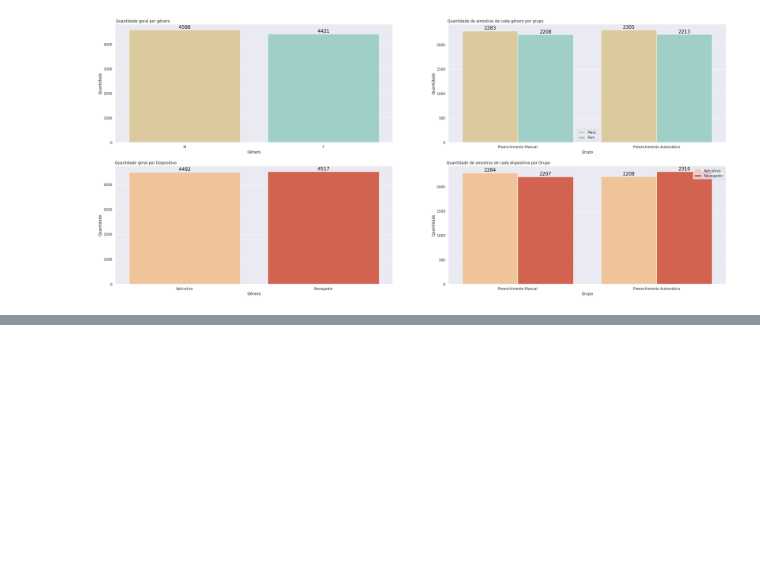
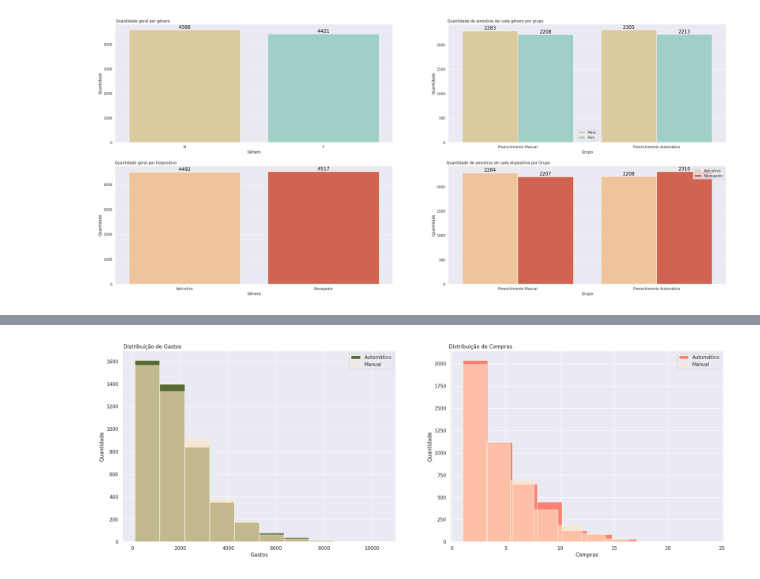
Before and after one commit to rsantosluan/ABTesting_EH, a Jupyter notebook: jnotebooks/AB_testing(2ciclo).ipynb, the cells around one changed output, grey strips where cells are left out. Saved outputs shown, nothing was run; the diff lists cells and outputs as text; code cells hidden in the pictures; blank space fills up the shorter version.

```diff
--- a/jnotebooks/AB_testing(2ciclo).ipynb
+++ b/jnotebooks/AB_testing(2ciclo).ipynb
@@ -219,0 +446,48 @@ rsl.plot_grafico.plot_values_vbar(ax);
+# %%
+###Separação dos dados por grupo
+ga = df_br.loc[df_br.group == 'GRP A', ['spent', 'purchases']]
+gb = df_br.loc[df_br.group == 'GRP B', ['spent', 'purchases']]
+
+### Plotagem gráfica
+sns.set( rc ={'figure.figsize' : (25,8)} )
+grid = GridSpec(1,2)
+# Gráfico 01
+plt.subplot(grid[0,0])
+plt.hist(
+    x = ga['spent'],
+    color = 'darkolivegreen',
+    bins = 10
+)
+plt.hist(
+    x = gb['spent'],
+    color='bisque',
+    alpha = 0.65,
+    bins = 10
+
+)
+plt.title( 'Distribuição de Gastos', x = 0.11 )
+plt.xlabel( 'Gastos' )
+plt.ylabel( 'Quantidade' )
+plt.legend(['Automático','Manual'])
+
+# Gráfico 02
+plt.subplot(grid[0,1])
+plt.hist(
+    x = ga['purchases'],
+    color = 'salmon',
+    bins = 10
+
+)
+plt.hist(
+    x = gb['purchases'],
+    color='bisque',
+    alpha = 0.65,
+    bins = 10
+
+)
+plt.title( 'Distribuição de Compras', x = 0.11 )
+plt.xlabel( 'Compras' )
+plt.ylabel( 'Quantidade' )
+plt.legend(['Automático','Manual']);
+# %% [output]
+[figure, added]
```
Also changed, not shown: parts of 42 cells of this notebook, 1 other file.
